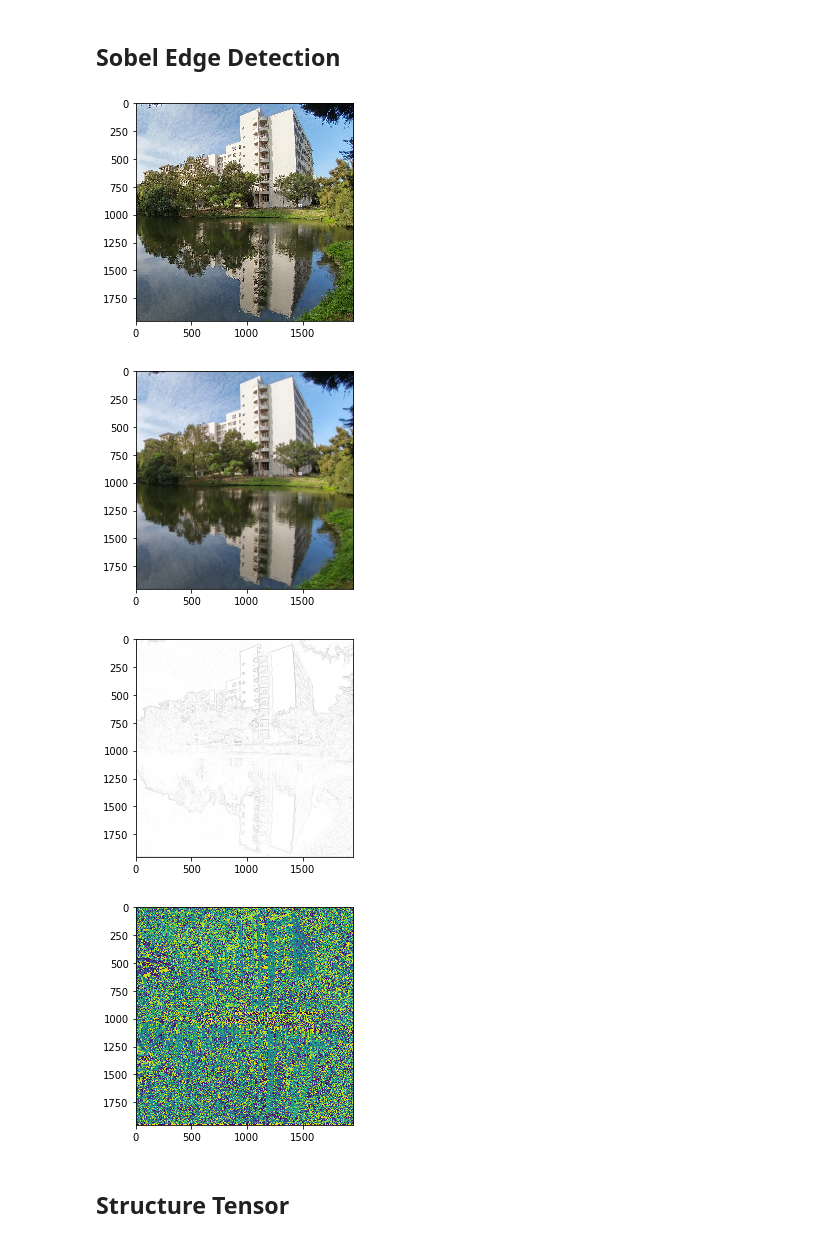
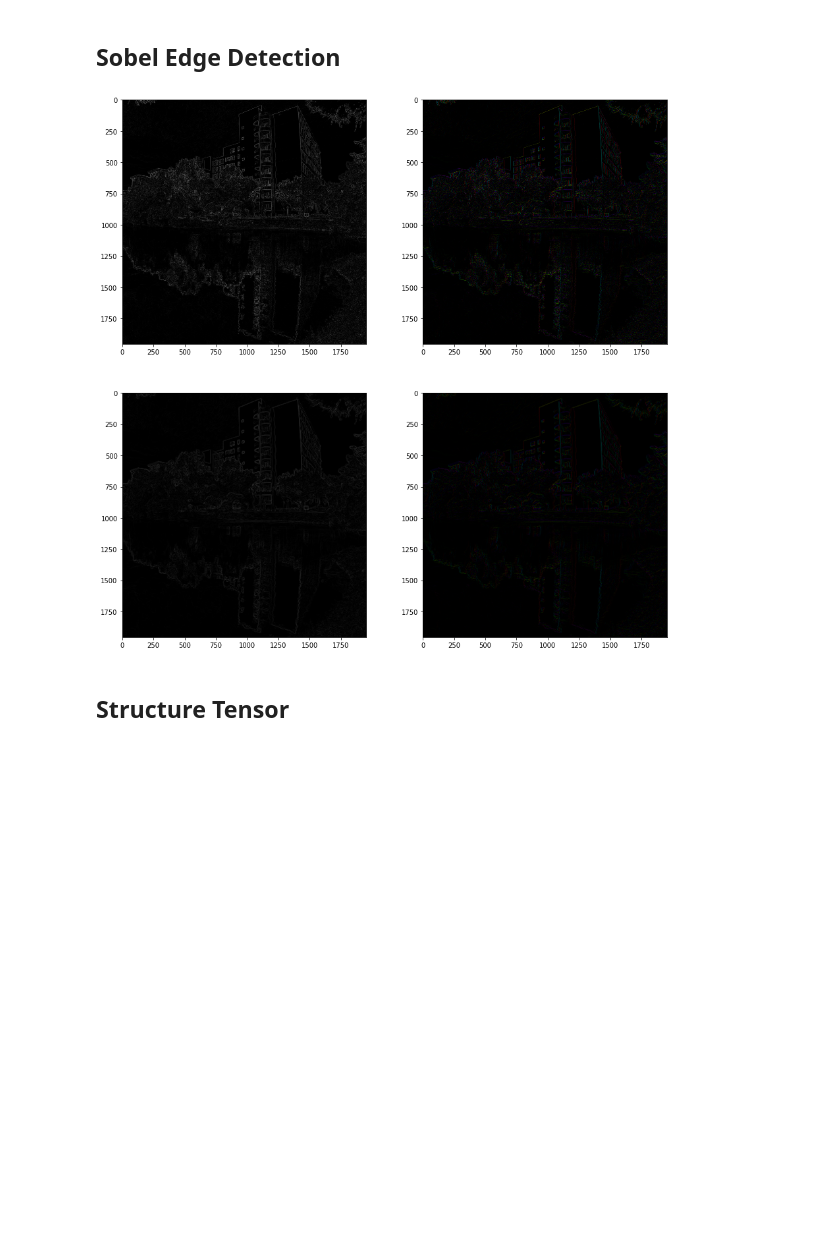
Before and after one commit to kimbochen/cv_course, a Jupyter notebook: Homework1/hw1_1/hw1-1.ipynb, the cells around one changed output. Cells and saved outputs as stored; diff of their text form; code cells hidden in the pictures; blank space fills up the shorter version.

```diff
--- a/Homework1/hw1_1/hw1-1.ipynb
+++ b/Homework1/hw1_1/hw1-1.ipynb
@@ -9,2 +14,6 @@ import cv2 as cv
+# %%
+img = io.imread('original.jpg')
+img = util.img_as_float(img)
+img = color.rgb2gray(img)
 # %% [markdown]
 ## Gaussian Smooth
@@ -70,27 +86,41 @@ def sobel_edge_detection(image):
-# %%
-image = plt.imread('original.jpg')
-
-plt.figure()
-plt.imshow(image)
-
-smooth_img = gaussian_smooth(image, 11, 5)
-
-plt.figure()
-plt.imshow(smooth_img)
-
-sed_img = sobel_edge_detection(smooth_img)
-plt.figure()
-plt.imshow(sed_img[0], cmap='binary')
-
-plt.figure()
-plt.imshow(sed_img[1])
-
-plt.show()
-# %% [output]
-[figure, removed]
-[figure, removed]
-[figure, removed]
-[figure, removed]
+# %%
+def sobel_edge_detection(img, size):
+    '''Performs Sobel Edge detection and returns the magnitude and direction of gradients.'''
+    # Gaussian Smooth
+    image = gaussian_smooth(img, size, 5)
+
+    # Sobel Operator
+    gx, gy = sobel_operator(image)
+
+    # Magnitude
+    mag = np.sqrt(gx ** 2 + gy ** 2)
+
+    # Direction
+    m, n = image.shape
+    hsv = np.zeros((m, n, 3))
+
+    hsv[:,:,0] = (np.arctan2(gy, gx) + np.pi) / (2 * np.pi)  # Hue: Gradient angle
+    hsv[:,:,1] = np.ones((m, n))                             # Saturation: Maximum, which is 1
+    hsv[:,:,2] = (mag - mag.min()) / (mag.max() - mag.min()) # Value: Gradient magnitude
+    dir_ = color.hsv2rgb(hsv)
+
+    return [mag, dir_]
+# %%
+fig, ax = plt.subplots(2, 2, figsize=(15, 15))
+
+# Sobel edge detection, kernel size = 5
+sed = sobel_edge_detection(img, 5)
+ax[0, 0].imshow(sed[0], cmap='gray')
+ax[0, 1].imshow(sed[1])
+
+# Sobel edge detection, kernel size = 10
+sed = sobel_edge_detection(img, 10)
+ax[1, 0].imshow(sed[0], cmap='gray')
+ax[1, 1].imshow(sed[1])
+
+plt.show()
+# %% [output]
+[figure, added]
 # %% [markdown]
 ## Structure Tensor
 # %%
```
Also changed, not shown: parts of 13 cells of this notebook.
